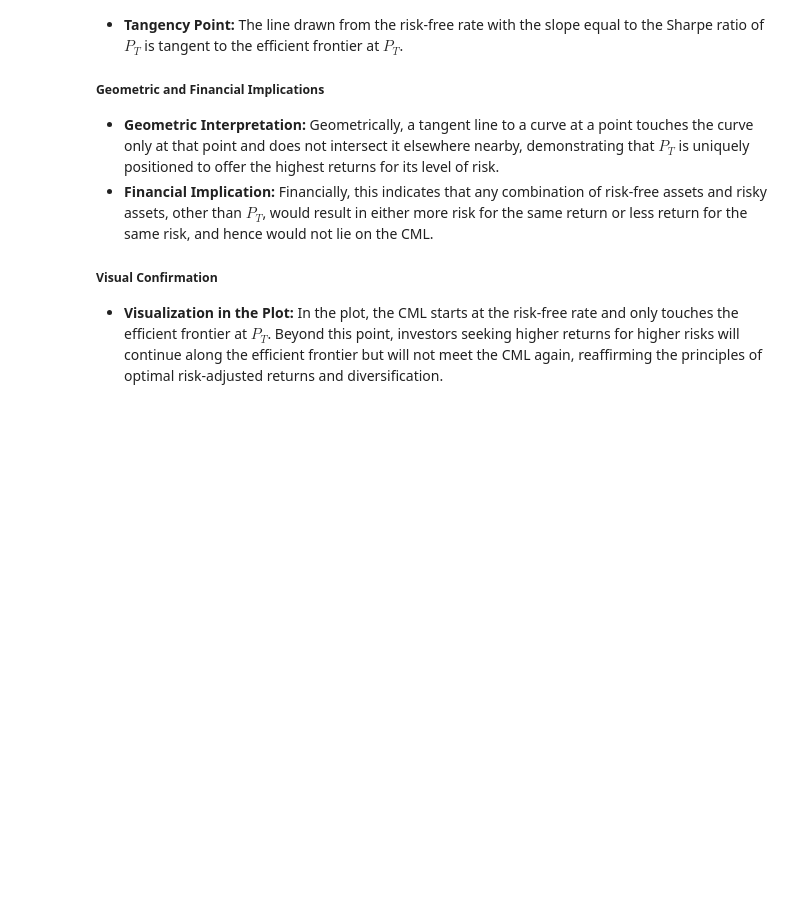
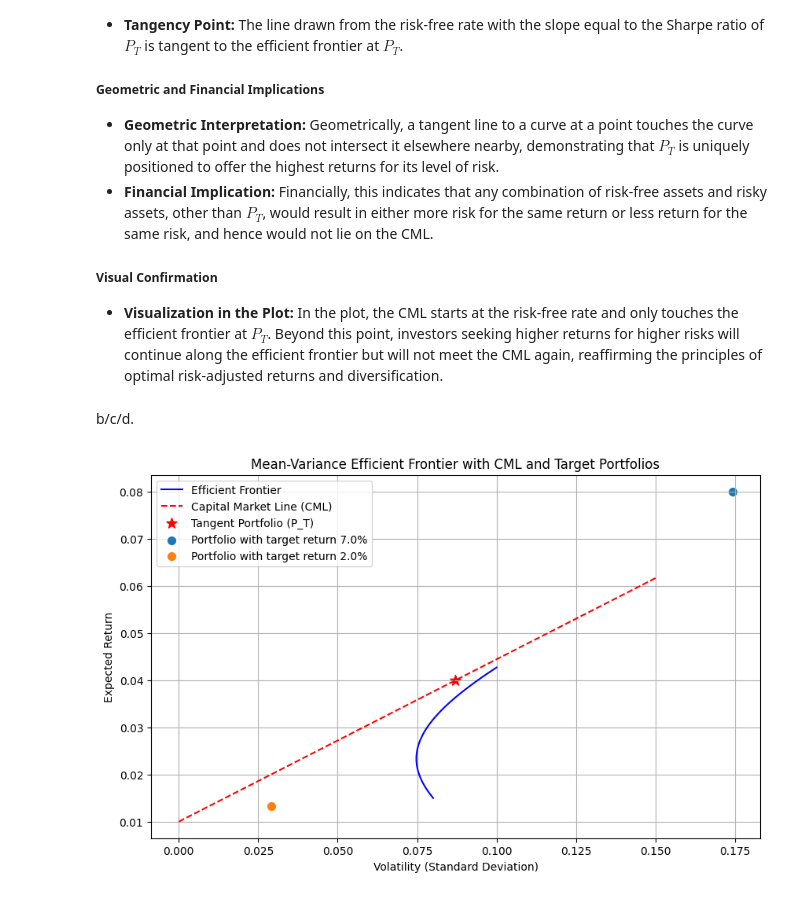
Before and after one commit to bs333/fe-630, a Jupyter notebook: FE630 - Homework/FE630 - Homework #2/fe630-hw2-md/fe630-hw2.ipynb, the cells around one changed output. Drawn from its saved outputs; the diff is of its cells as text; code cells hidden in the pictures; blank space fills up the shorter version.

```diff
--- a/FE630 - Homework/FE630 - Homework #2/fe630-hw2-md/fe630-hw2.ipynb
+++ b/FE630 - Homework/FE630 - Homework #2/fe630-hw2-md/fe630-hw2.ipynb
@@ -572,3 +572,40 @@ plt.show()
 ##### Visual Confirmation
 
 - **Visualization in the Plot:** In the plot, the CML starts at the risk-free rate and only touches the efficient frontier at $P_T$. Beyond this point, investors seeking higher returns for higher risks will continue along the efficient frontier but will not meet the CML again, reaffirming the principles of optimal risk-adjusted returns and diversification.
+# %% [markdown]
+b/c/d.
+# %%
+# Define target returns for P3 and P4
+target_returns = [0.07, 0.02]  # 7% and 2% target returns
+
+# Calculate weights for P3 and P4
+portfolios = {}
+for target_return in target_returns:
+    alpha = (target_return - rf) / (portfolio_return_PT - rf)
+    weight = alpha * optimal_weights_PT + (1 - alpha) * np.zeros(len(mu))
+    portfolios[target_return] = weight
+
+# Generate the CML
+cml_x = np.linspace(0, 0.15, 100)
+cml_y = rf + (portfolio_return_PT - rf) / portfolio_volatility_PT * cml_x
+
+# Plotting the Efficient Frontier, CML, P3, and P4
+plt.figure(figsize=(10, 6))
+plt.plot(portfolio_volatilities, portfolio_returns, 'b-', label='Efficient Frontier')
+plt.plot(cml_x, cml_y, 'r--', label='Capital Market Line (CML)')
+plt.scatter(portfolio_volatility_PT, portfolio_return_PT, color='red', marker='*', s=100, label='Tangent Portfolio (P_T)')
+
+# Plot P3 and P4
+for ret, weights in portfolios.items():
+    port_return = np.dot(weights, mu)
+    port_volatility = np.sqrt(np.dot(weights.T, np.dot(Sigma, weights)))
+    plt.scatter(port_volatility, port_return, marker='o', s=50, label=f'Portfolio with target return {ret*100:.1f}%')
+
+plt.xlabel('Volatility (Standard Deviation)')
+plt.ylabel('Expected Return')
+plt.title('Mean-Variance Efficient Frontier with CML and Target Portfolios')
+plt.legend()
+plt.grid(True)
+plt.show()
+# %% [output]
+[figure, added]
```
